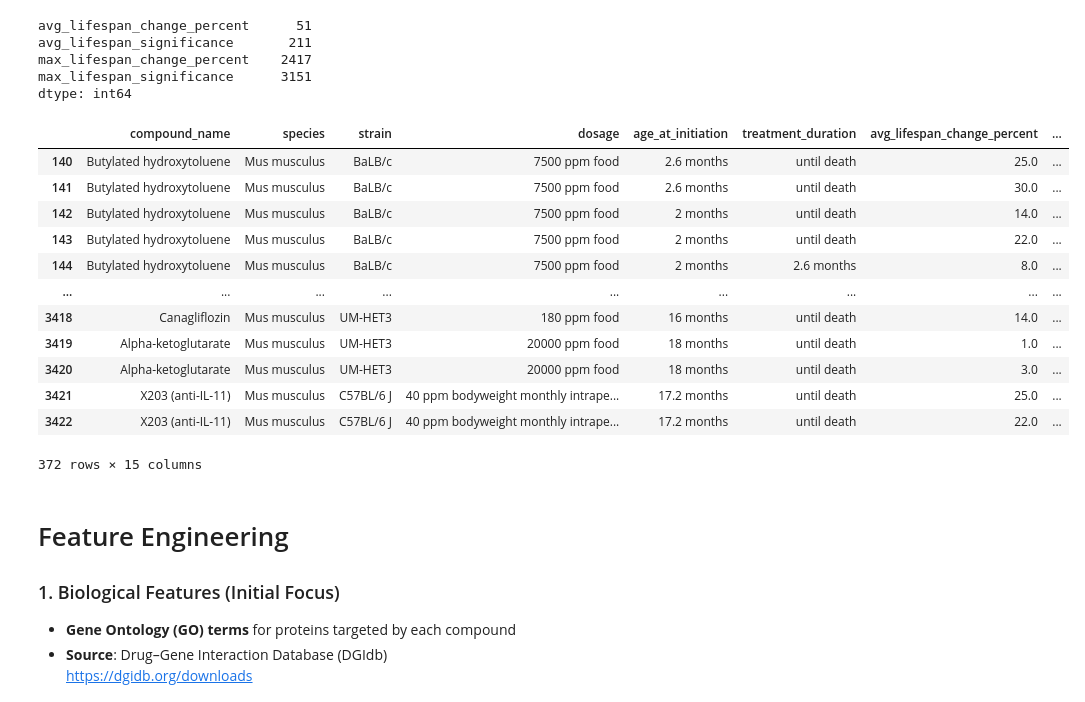
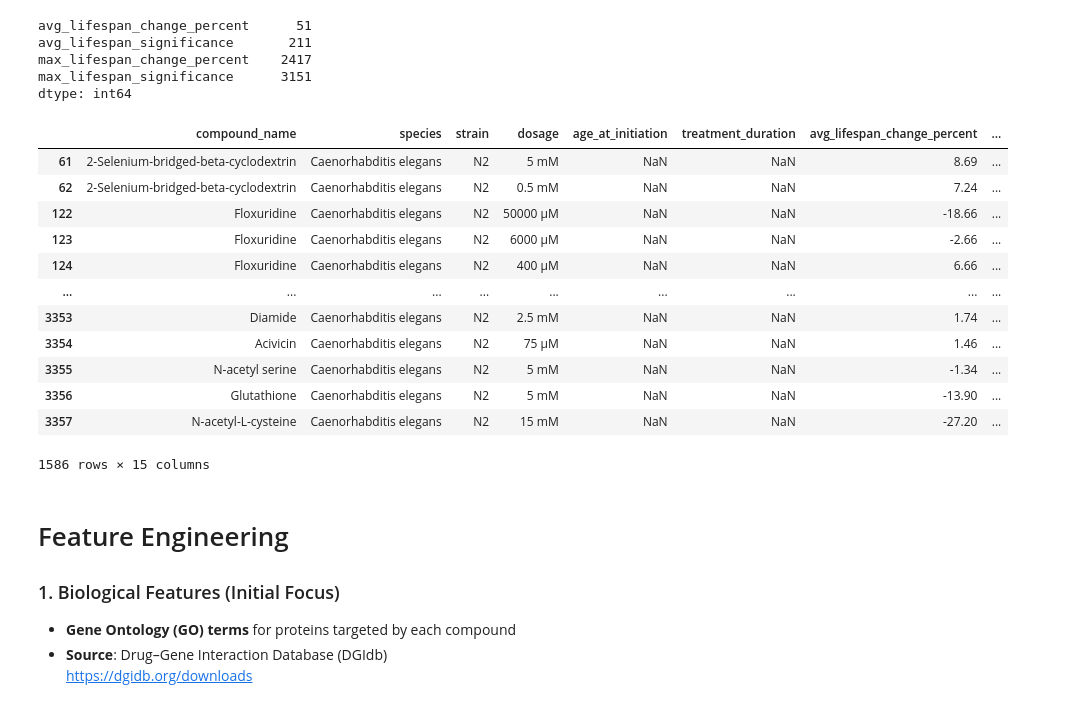
Before and after one commit to florianaewing/Ora-Biomedical-Student-Machine-Learning-Project, a Jupyter notebook: notebooks/LifeExtensionPredictor.ipynb, the cells around one changed output. Saved outputs shown, nothing was run; the diff lists cells and outputs as text; code cells hidden in the pictures.

```diff
--- a/notebooks/LifeExtensionPredictor.ipynb
+++ b/notebooks/LifeExtensionPredictor.ipynb
@@ -160,21 +160,21 @@ def show_data_by_species(species_name: str):
     species_df = drugage_df[drugage_df['species'] == species_name]
     return species_df[all_cols]
 # %%
-show_data_by_species("Mus musculus")
+show_data_by_species("Caenorhabditis elegans")
 # %% [output]
 |  | compound_name | species | strain | dosage | age_at_initiation | treatment_duration | avg_lifespan_change_percent | ... |
-| 140 | Butylated hydroxytoluene | Mus musculus | BaLB/c | 7500 ppm food | 2.6 months | until death | 25.0 | ... |
-| 141 | Butylated hydroxytoluene | Mus musculus | BaLB/c | 7500 ppm food | 2.6 months | until death | 30.0 | ... |
-| 142 | Butylated hydroxytoluene | Mus musculus | BaLB/c | 7500 ppm food | 2 months | until death | 14.0 | ... |
-| 143 | Butylated hydroxytoluene | Mus musculus | BaLB/c | 7500 ppm food | 2 months | until death | 22.0 | ... |
-| 144 | Butylated hydroxytoluene | Mus musculus | BaLB/c | 7500 ppm food | 2 months | 2.6 months | 8.0 | ... |
+| 61 | 2-Selenium-bridged-beta-cyclodextrin | Caenorhabditis elegans | N2 | 5 mM | NaN | NaN | 8.69 | ... |
+| 62 | 2-Selenium-bridged-beta-cyclodextrin | Caenorhabditis elegans | N2 | 0.5 mM | NaN | NaN | 7.24 | ... |
+| 122 | Floxuridine | Caenorhabditis elegans | N2 | 50000 μM | NaN | NaN | -18.66 | ... |
+| 123 | Floxuridine | Caenorhabditis elegans | N2 | 6000 μM | NaN | NaN | -2.66 | ... |
+| 124 | Floxuridine | Caenorhabditis elegans | N2 | 400 μM | NaN | NaN | 6.66 | ... |
 | ... | ... | ... | ... | ... | ... | ... | ... | ... |
-| 3418 | Canagliflozin | Mus musculus | UM-HET3 | 180 ppm food | 16 months | until death | 14.0 | ... |
-| 3419 | Alpha-ketoglutarate | Mus musculus | UM-HET3 | 20000 ppm food | 18 months | until death | 1.0 | ... |
-| 3420 | Alpha-ketoglutarate | Mus musculus | UM-HET3 | 20000 ppm food | 18 months | until death | 3.0 | ... |
-| 3421 | X203 (anti-IL-11) | Mus musculus | C57BL/6 J | 40 ppm bodyweight monthly intrape... | 17.2 months | until death | 25.0 | ... |
-| 3422 | X203 (anti-IL-11) | Mus musculus | C57BL/6 J | 40 ppm bodyweight monthly intrape... | 17.2 months | until death | 22.0 | ... |
+| 3353 | Diamide | Caenorhabditis elegans | N2 | 2.5 mM | NaN | NaN | 1.74 | ... |
+| 3354 | Acivicin | Caenorhabditis elegans | N2 | 75 μM | NaN | NaN | 1.46 | ... |
+| 3355 | N-acetyl serine | Caenorhabditis elegans | N2 | 5 mM | NaN | NaN | -1.34 | ... |
+| 3356 | Glutathione | Caenorhabditis elegans | N2 | 5 mM | NaN | NaN | -13.90 | ... |
+| 3357 | N-acetyl-L-cysteine | Caenorhabditis elegans | N2 | 15 mM | NaN | NaN | -27.20 | ... |
-372 rows × 15 columns
+1586 rows × 15 columns
 # %% [markdown]
 # Feature Engineering
 ### 1. Biological Features (Initial Focus)
```
Also changed, not shown: 3 other files.
